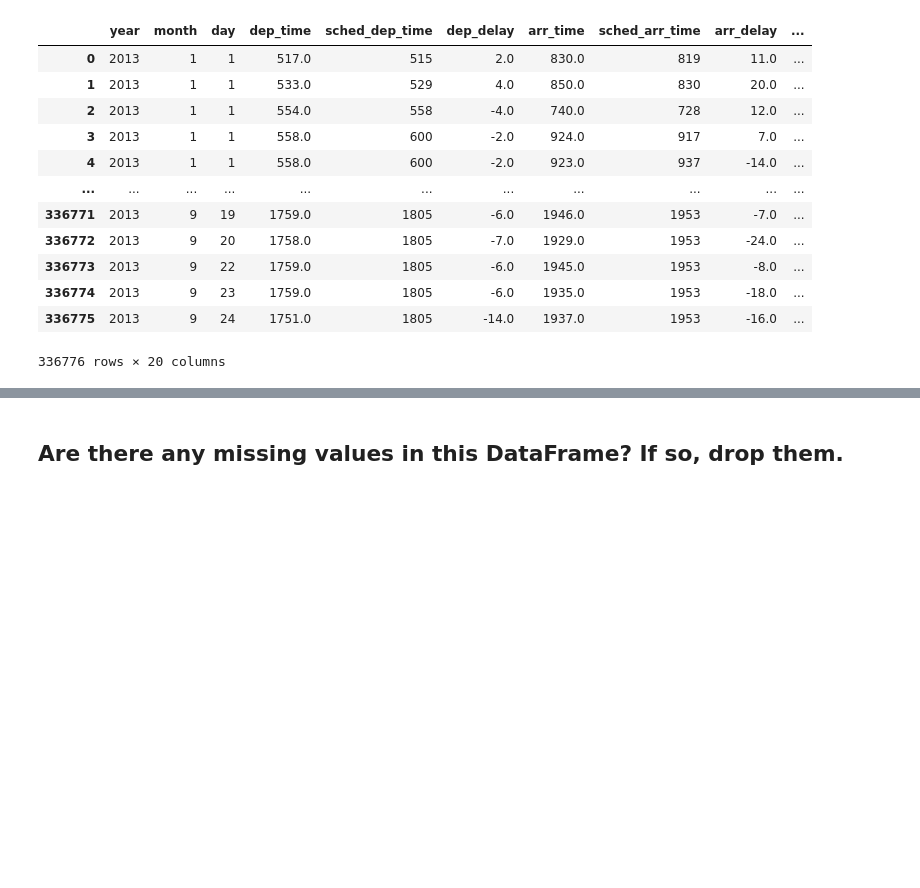
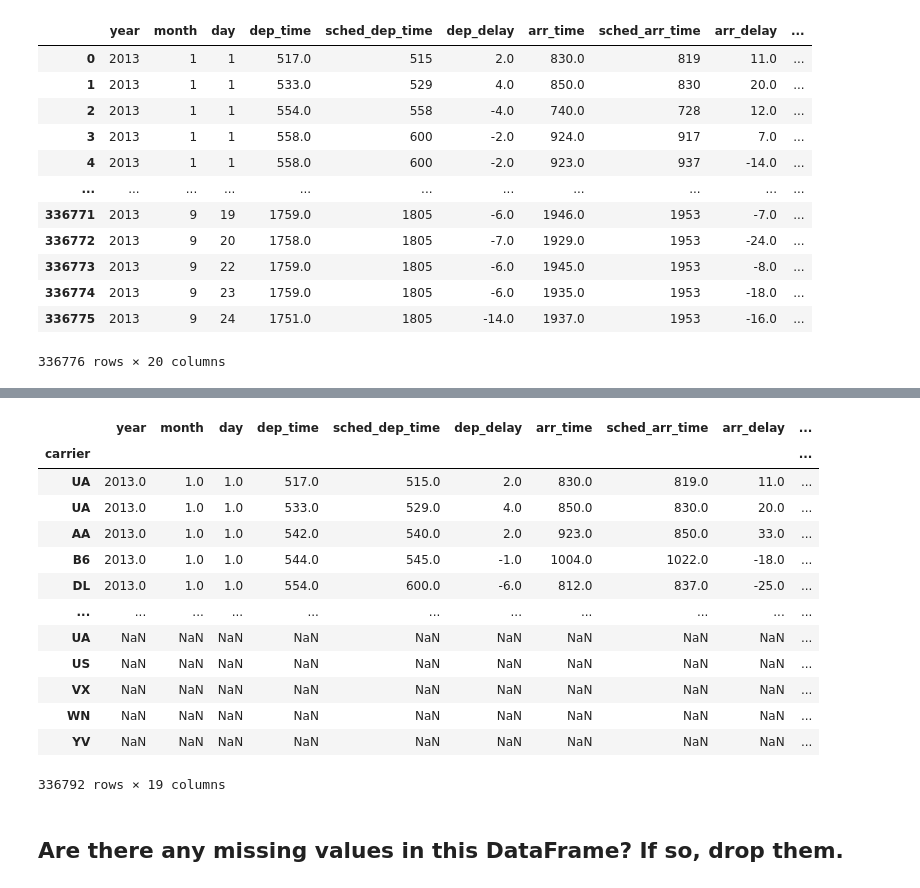
Before and after one commit to CharlesStockman/dataScience, a Jupyter notebook: magnimindAcademy/introduction_to_python/15_pandas/pandas.ipynb, the cells around one changed output, grey strips where cells are left out. Saved outputs shown, nothing was run; the diff lists cells and outputs as text; code cells hidden in the pictures; blank space fills up the shorter version.

```diff
--- a/magnimindAcademy/introduction_to_python/15_pandas/pandas.ipynb
+++ b/magnimindAcademy/introduction_to_python/15_pandas/pandas.ipynb
@@ -191,3 +284,21 @@ data_frame_5
+# %%
+# could also use
+pd.concat([data_frame_3.set_index('carrier'), data_frame_4.set_index('carrier')])
+# %% [output]
+|  | year | month | day | dep_time | sched_dep_time | dep_delay | arr_time | sched_arr_time | arr_delay | ... |
+| carrier |  |  |  |  |  |  |  |  |  | ... |
+| UA | 2013.0 | 1.0 | 1.0 | 517.0 | 515.0 | 2.0 | 830.0 | 819.0 | 11.0 | ... |
+| UA | 2013.0 | 1.0 | 1.0 | 533.0 | 529.0 | 4.0 | 850.0 | 830.0 | 20.0 | ... |
+| AA | 2013.0 | 1.0 | 1.0 | 542.0 | 540.0 | 2.0 | 923.0 | 850.0 | 33.0 | ... |
+| B6 | 2013.0 | 1.0 | 1.0 | 544.0 | 545.0 | -1.0 | 1004.0 | 1022.0 | -18.0 | ... |
+| DL | 2013.0 | 1.0 | 1.0 | 554.0 | 600.0 | -6.0 | 812.0 | 837.0 | -25.0 | ... |
+| ... | ... | ... | ... | ... | ... | ... | ... | ... | ... | ... |
+| UA | NaN | NaN | NaN | NaN | NaN | NaN | NaN | NaN | NaN | ... |
+| US | NaN | NaN | NaN | NaN | NaN | NaN | NaN | NaN | NaN | ... |
+| VX | NaN | NaN | NaN | NaN | NaN | NaN | NaN | NaN | NaN | ... |
+| WN | NaN | NaN | NaN | NaN | NaN | NaN | NaN | NaN | NaN | ... |
+| YV | NaN | NaN | NaN | NaN | NaN | NaN | NaN | NaN | NaN | ... |
+336792 rows × 19 columns
 # %% [markdown]
 ## Are there any missing values in this DataFrame? If so, drop them.
 # %%
```
Also changed, not shown: parts of 15 cells of this notebook, 4 other files.
